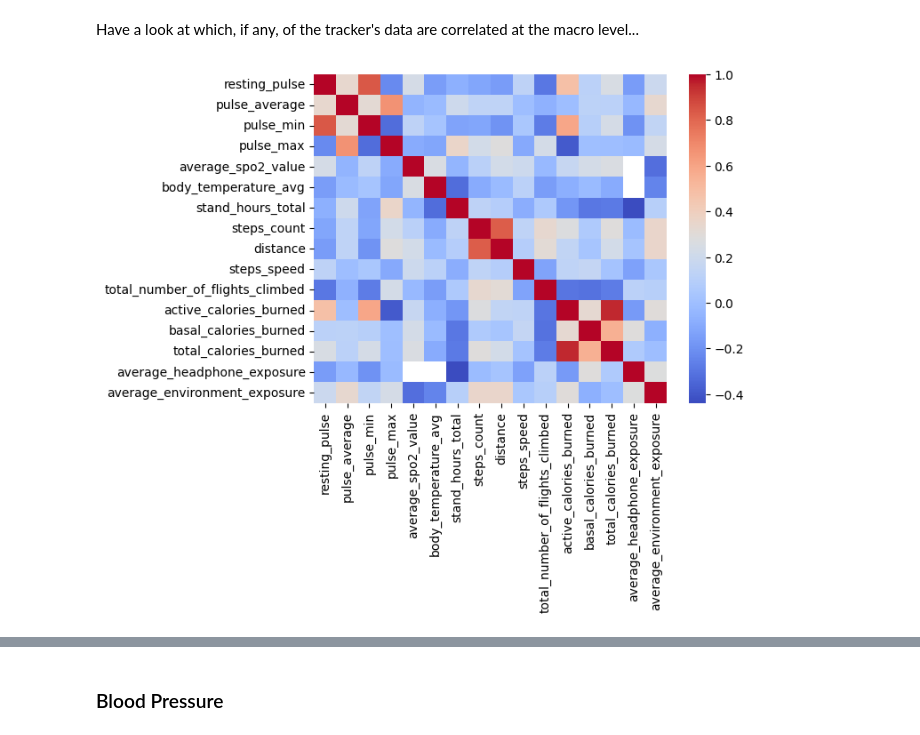
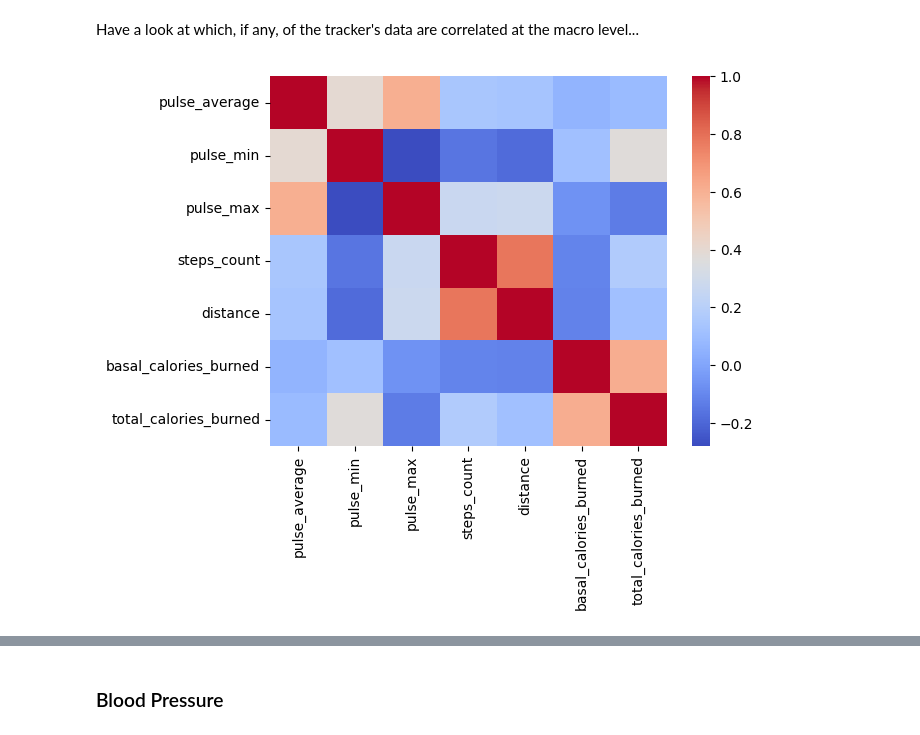
Before and after one commit to AIPI510/aipi510-fall24, a Jupyter notebook: ta4-trackstars.ipynb, the cells around one changed output, grey strips where cells are left out. Cells and saved outputs as stored; diff of their text form; code cells hidden in the pictures.

```diff
--- a/ta4-trackstars.ipynb
+++ b/ta4-trackstars.ipynb
@@ -420,5 +429,5 @@ box_plot_groups(age_groups, 'bmi')
 # %% [markdown]
 ### Wearables
 # %%
-df = dfs['wearables']
+df_wbl = dfs['wearables']
 # %%
@@ -459,0 +464,14 @@ df.plot()
+# %%
+df_wbl_highcount = df_wbl.drop(inplace=False, axis='columns', columns=[
+    'average_spo2_value',
+    'body_temperature_avg',
+    'stand_hours_total',
+    'resting_pulse',
+    'steps_speed',
+    'total_number_of_flights_climbed',
+    'active_calories_burned',
+    'average_headphone_exposure',
+    'average_environment_exposure',
+])
+# %%
+df_wbl_highcount.dropna(inplace=True)
@@ -460,9 +499,9 @@ df.plot()
 # %% [markdown]
 Have a look at which, if any, of the tracker's data are correlated at the macro level...
 # %%
-correlation_matrix = df.corr(method='pearson', numeric_only=True)
+correlation_matrix = df_wbl_highcount.corr(method='pearson', numeric_only=True)
 
 # SNS syntax to color correlation matrix with help from : https://medium.com/@szabo.bibor/how-to-create-a-seaborn-correlation-heatmap-in-python-834c0686b88e)
 _ = sns.heatmap(correlation_matrix, cmap='coolwarm')
 # %% [output]
-[figure, old version]
+[figure, new version]
```
Also changed, not shown: parts of 110 cells of this notebook.
